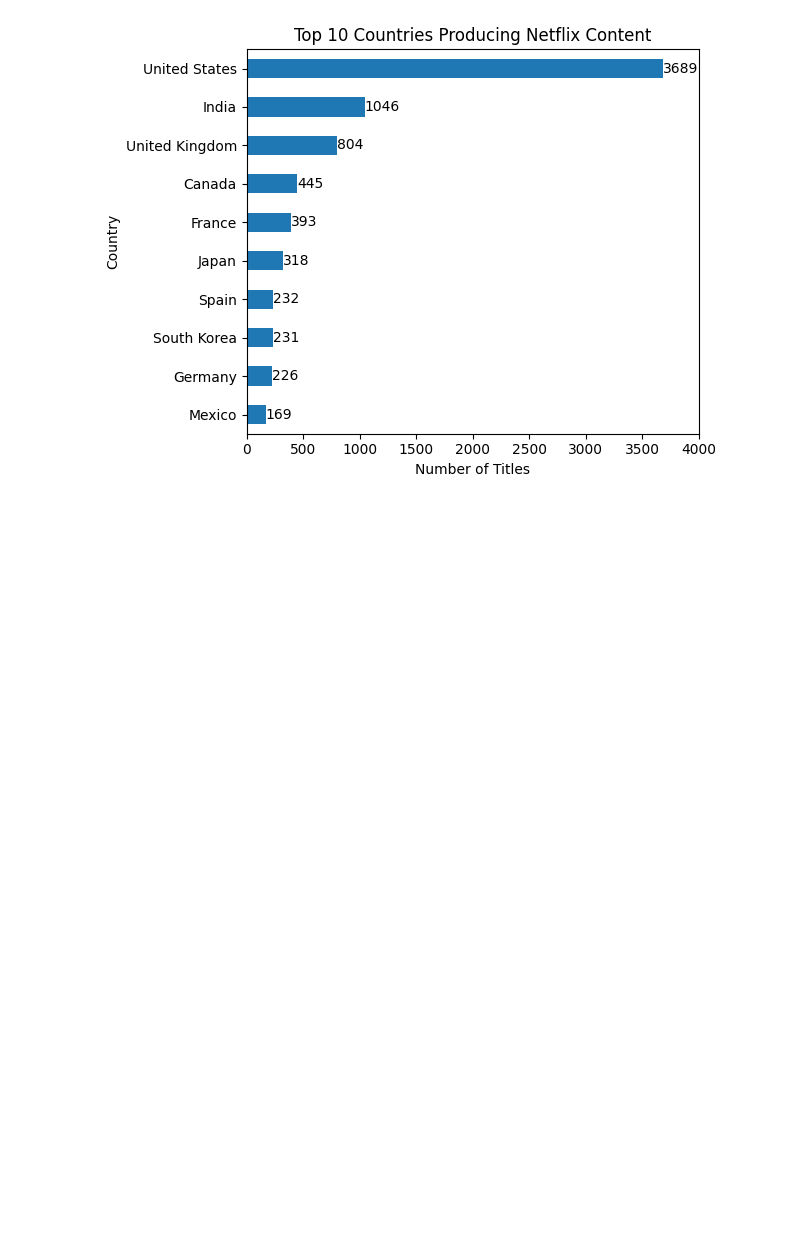
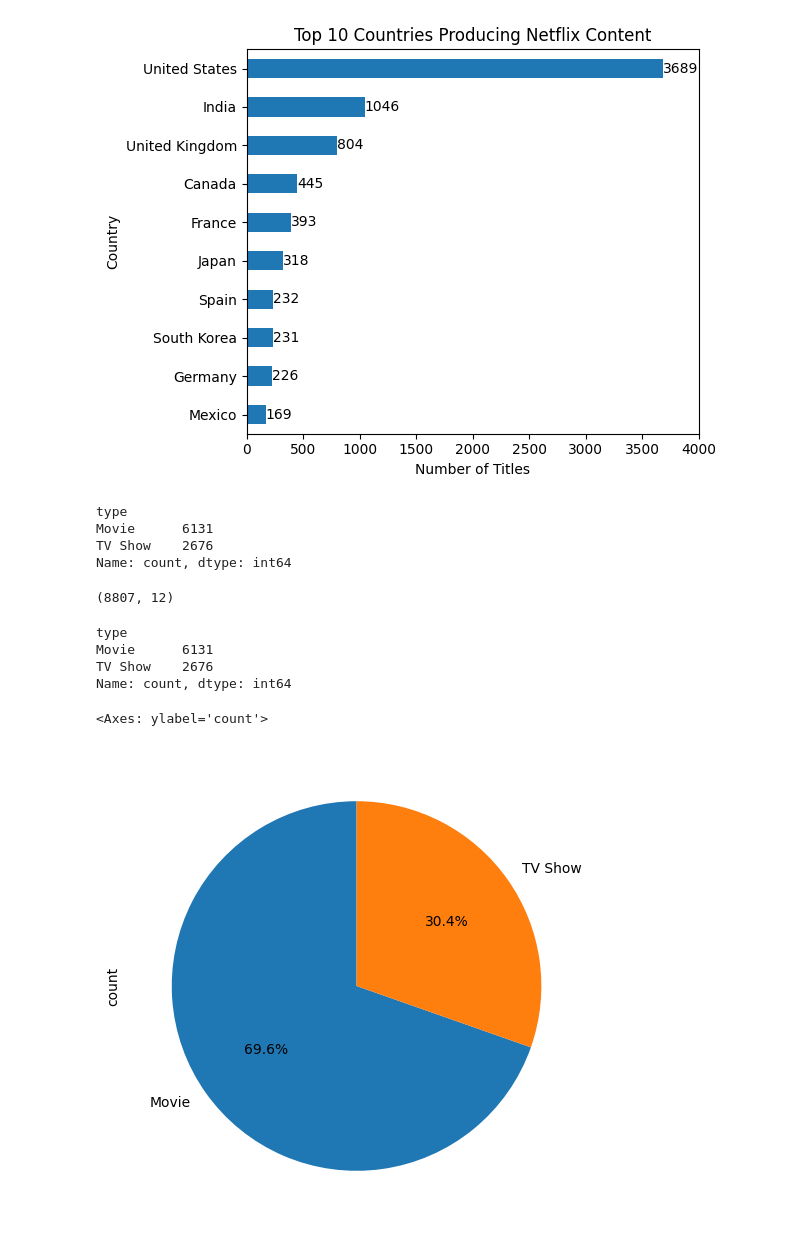
Before and after one commit to RashedTheDeveloper/AI-ML-Learning-Journey, a Jupyter notebook: 02_Data_Analysis_Projects/Netflix_Movies_Analysis/01_Netflix_Movies_Analysis.ipynb, the cells around one changed output. Saved outputs shown, nothing was run; the diff lists cells and outputs as text; code cells hidden in the pictures; blank space fills up the shorter version.

```diff
--- a/02_Data_Analysis_Projects/Netflix_Movies_Analysis/01_Netflix_Movies_Analysis.ipynb
+++ b/02_Data_Analysis_Projects/Netflix_Movies_Analysis/01_Netflix_Movies_Analysis.ipynb
@@ -729,3 +729,31 @@ plt.savefig('images/top10_countries_with_values.png')
 plt.show()
 # %% [output]
 [figure]
+# %%
+df['type'].value_counts()
+# %% [output]
+type
+Movie      6131
+TV Show    2676
+Name: count, dtype: int64
+# %%
+df.shape
+# %% [output]
+(8807, 12)
+# %%
+df['type'].value_counts()
+# %% [output]
+type
+Movie      6131
+TV Show    2676
+Name: count, dtype: int64
+# %%
+
+type_counts = df['type'].value_counts()
+type_percentage = (type_counts / len(df)) * 100
+
+type_percentage
+type_percentage.plot(kind='pie', autopct='%1.1f%%', startangle=90, figsize=(6, 6))
+# %% [output]
+<Axes: ylabel='count'>
+[figure, added]
```
Also changed, not shown: parts of 3 cells of this notebook, 1 other file.
